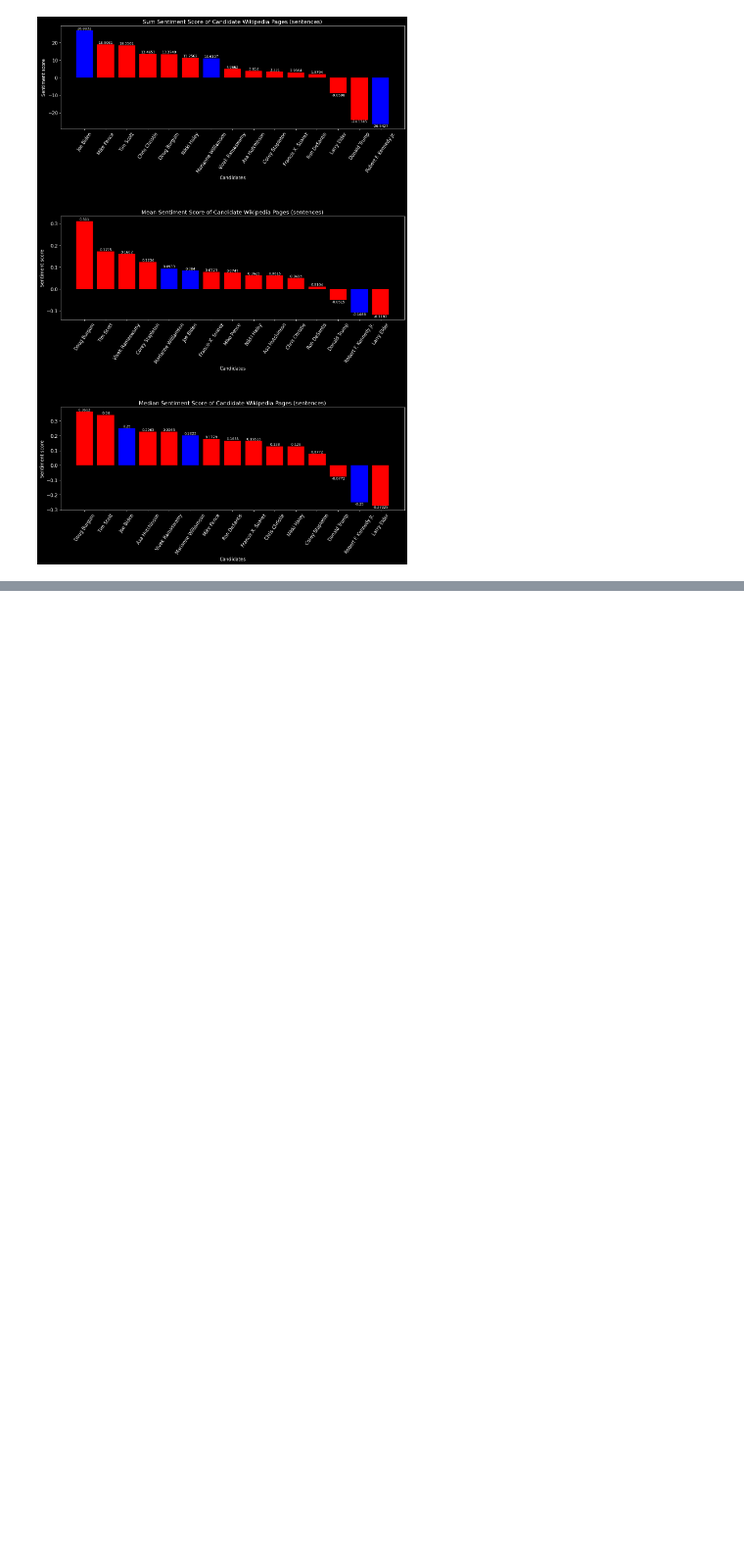
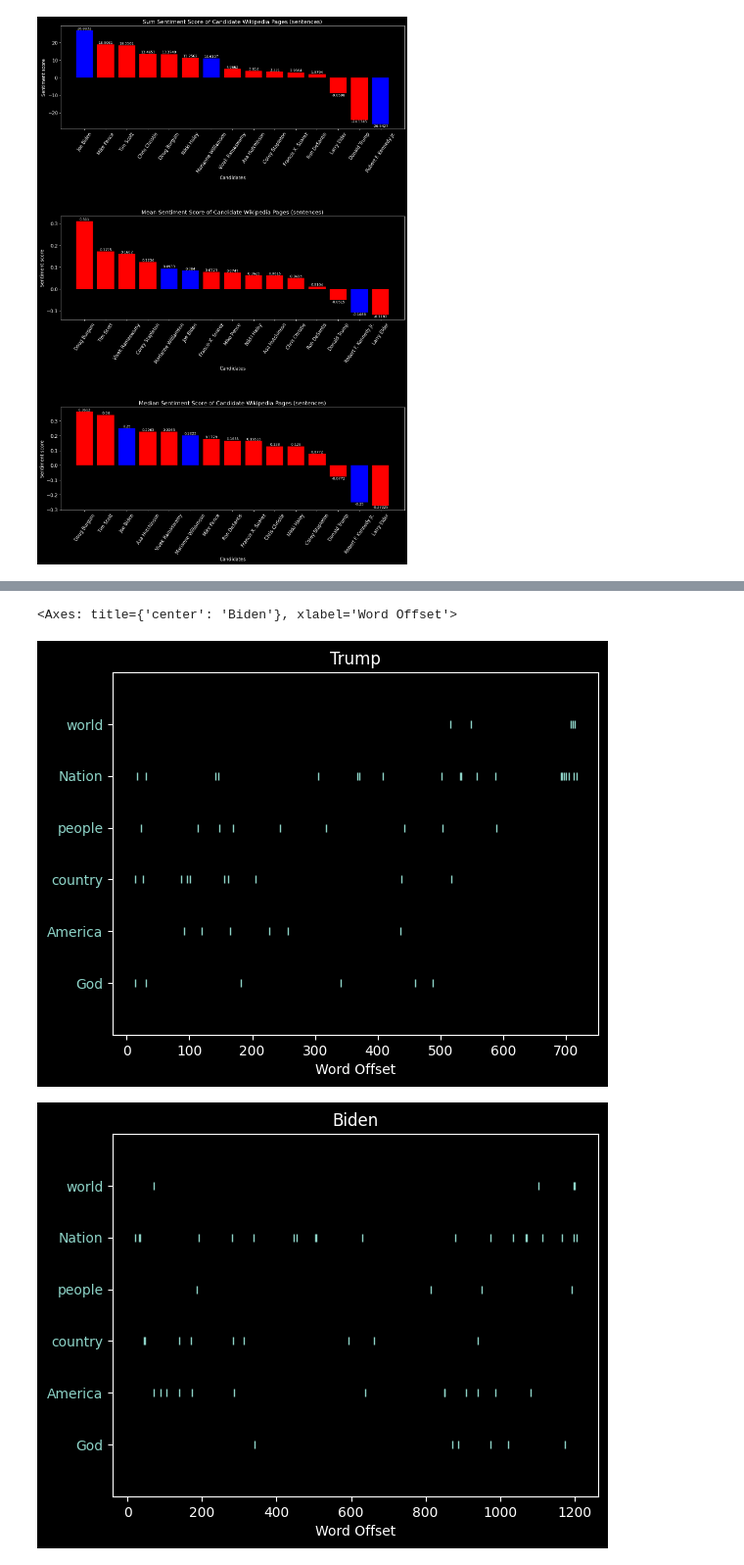
Before and after one commit to Luke-Chesley/Wiki-page-sentiment, a Jupyter notebook: Sentiment_of_wikipedia_pages.ipynb, the cells around one changed output, grey strips where cells are left out. Shown: that part at 98% size. Cells and saved outputs as stored; diff of their text form; code cells hidden in the pictures; blank space fills up the shorter version.

```diff
--- a/Sentiment_of_wikipedia_pages.ipynb
+++ b/Sentiment_of_wikipedia_pages.ipynb
@@ -365,0 +581,35 @@ plt.show()
+# %%
+# Remove stop words and punctuation
+stops = stopwords.words("english")
+for n in string.punctuation:
+    stops.append(n)
+additional_stops = ["==", "''", "'s", "``", "``", "———", "ISBN"]
+for stop in additional_stops:
+    stops.append(stop)
+
+# Trump address
+trump_tokens = word_tokenize(trump_address)
+filtered_text_trump = [w for w in trump_tokens if not w.lower() in stops]
+
+df_trump = pd.DataFrame(filtered_text_trump, columns=["trump_token"])
+df_trump["trump_pos"] = [tag[1] for tag in nltk.pos_tag(df_trump["trump_token"])]
+
+# Biden address
+biden_tokens = word_tokenize(biden_address)
+filtered_text_biden = [w for w in biden_tokens if not w.lower() in stops]
+
+df_biden = pd.DataFrame(filtered_text_biden, columns=["biden_token"])
+df_biden["biden_pos"] = [tag[1] for tag in nltk.pos_tag(df_biden["biden_token"])]
+
+# concat the two dataframes
+df = pd.concat([df_trump, df_biden], axis=1)
+# %%
+list_of_words_to_plot = ["God", "America", "country", "people", "Nation", "world",]
+# %%
+# Dispersion plot for Trump and biden tokens
+dispersion_plot(df_trump["trump_token"], list_of_words_to_plot, title="Trump")
+dispersion_plot(df_biden["biden_token"], list_of_words_to_plot, title="Biden")
+# %% [output]
+<Axes: title={'center': 'Biden'}, xlabel='Word Offset'>
+[figure, added]
+[figure, added]
```
Also changed, not shown: parts of 7 cells of this notebook.
